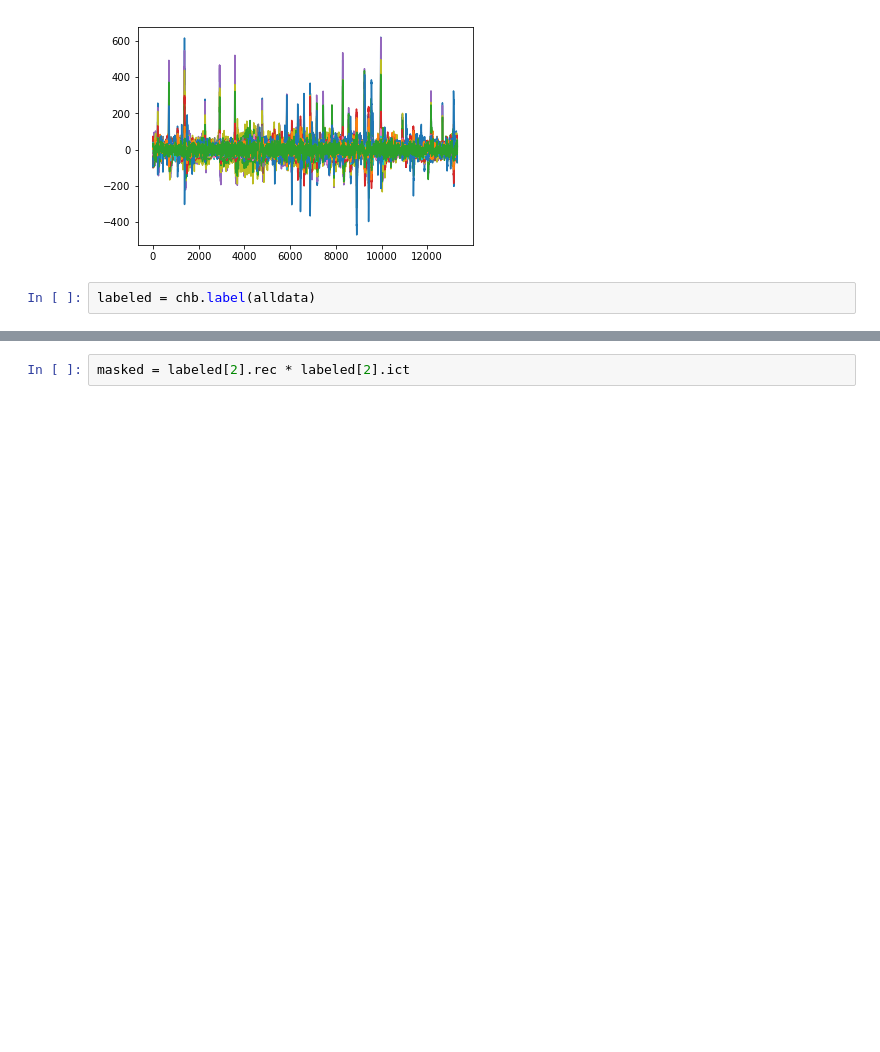
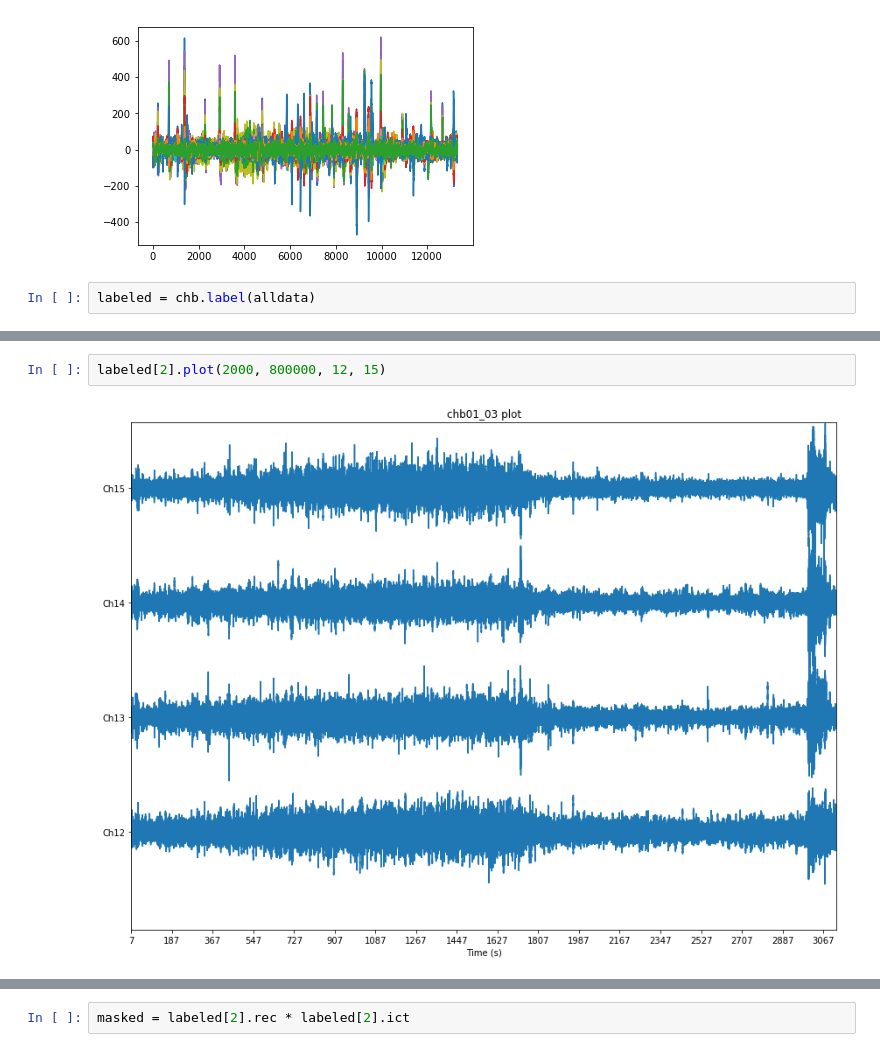
Before and after one commit to acellon/thesis, a Jupyter notebook: testdev.ipynb, the cells around one changed output, grey strips where cells are left out. Cells and saved outputs as stored; diff of their text form; blank space fills up the shorter version.

```diff
--- a/testdev.ipynb
+++ b/testdev.ipynb
@@ -27,0 +36,4 @@ labeled[2].plot(start=labeled[2].start[0], end=labeled[2].end[0])
+# %%
+labeled[2].plot(2000, 800000, 12, 15)
+# %% [output]
+[figure, added]
```
Also changed, not shown: parts of 13 cells of this notebook, 1 other file.
